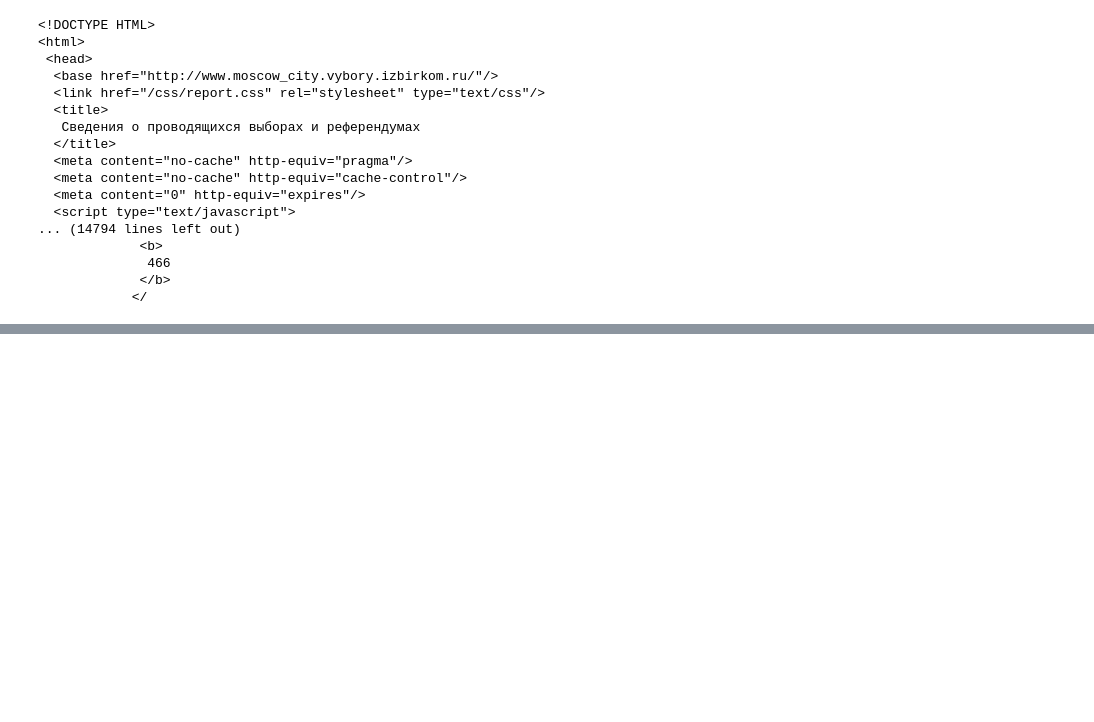
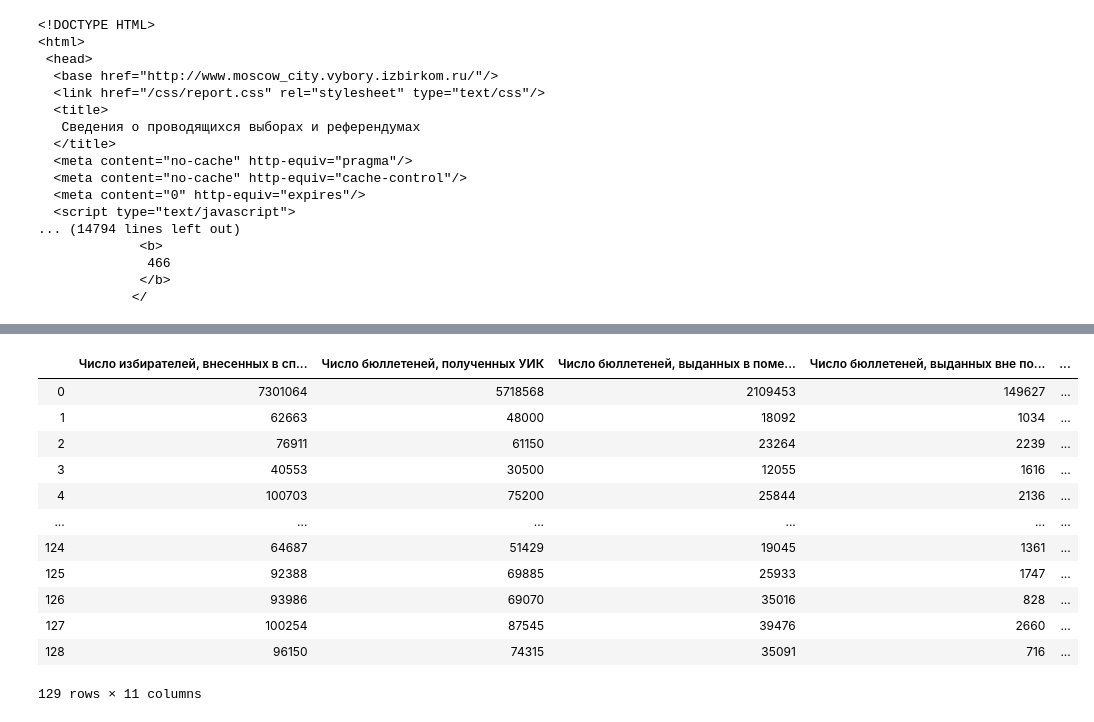
Before and after one commit to kirastain/SPO-5sem, a Jupyter notebook: lab3/Untitled.ipynb, the cells around one changed output, grey strips where cells are left out. Cells and saved outputs as stored; diff of their text form; code cells hidden in the pictures; blank space fills up the shorter version.

```diff
--- a/lab3/Untitled.ipynb
+++ b/lab3/Untitled.ipynb
@@ -59,10 +59,15 @@ cand_votes = []
 cand_votes_percent = []
 for place in cols[39::3]:
     stop = place.text.index('\n')
-    stop2 = place.text.index('\r')
     cand_votes.append(place.text[:stop])
-    cand_votes_percent.append(place.text[stop+1:stop2])
-
-cands_dict = dict.fromkeys(candidates)
-for num, place in enumerate(cands_dict):
-    cands_dict[place] = [cand_votes[num], cand_votes_percent[num]]
+# %%
+table_all_nums = page.find('table', align="left", bgcolor="#ffffff", border="0", cellpadding="2", cellspacing="1", style="width:100%;overflow:scroll", vspace="0")
+#print (table_all_nums.prettify())
+rows = table_all_nums.find_all('tr')
+for row in table_all_nums.find_all('tr'):
+    cols = row.find_all('a')
+links = rows[0].find_all('a')
+districts = []
+for link in links:
+    districts.append(link.text)
+districts
@@ -68,0 +92,6 @@ for num, place in enumerate(cands_dict):
+# %%
+numbers_dict = dict.fromkeys(titles)
+for num, title in enumerate(numbers_dict):
+    all_votes = rows[num + 1].find_all('b')
+    numbers_dict[title] = [total_number[num]] + [all_vote.text for all_vote in all_votes]
+numbers_dict
@@ -68,0 +116,27 @@ for num, place in enumerate(cands_dict):
+# %%
+cands_dict = dict.fromkeys(candidates)
+for num, place in enumerate(cands_dict):
+    all_votes = rows[num + 13].find_all('b')
+    cands_dict[place] = [cand_votes[num]] + [all_vote.text for all_vote in all_votes]
+# %%
+#cands_dict
+#disctricts
+#numbers_dict
+df_cands = pd.DataFrame(cands_dict)
+df_cands
+df_votes = pd.DataFrame(numbers_dict)
+df_votes
+# %% [output]
+|  | Число избирателей, внесенных в сп... | Число бюллетеней, полученных УИК | Число бюллетеней, выданных в поме... | Число бюллетеней, выданных вне по... | ... |
+| 0 | 7301064 | 5718568 | 2109453 | 149627 | ... |
+| 1 | 62663 | 48000 | 18092 | 1034 | ... |
+| 2 | 76911 | 61150 | 23264 | 2239 | ... |
+| 3 | 40553 | 30500 | 12055 | 1616 | ... |
+| 4 | 100703 | 75200 | 25844 | 2136 | ... |
+| ... | ... | ... | ... | ... | ... |
+| 124 | 64687 | 51429 | 19045 | 1361 | ... |
+| 125 | 92388 | 69885 | 25933 | 1747 | ... |
+| 126 | 93986 | 69070 | 35016 | 828 | ... |
+| 127 | 100254 | 87545 | 39476 | 2660 | ... |
+| 128 | 96150 | 74315 | 35091 | 716 | ... |
+129 rows × 11 columns
```
Also changed, not shown: parts of 4 cells of this notebook, 2 other files.
